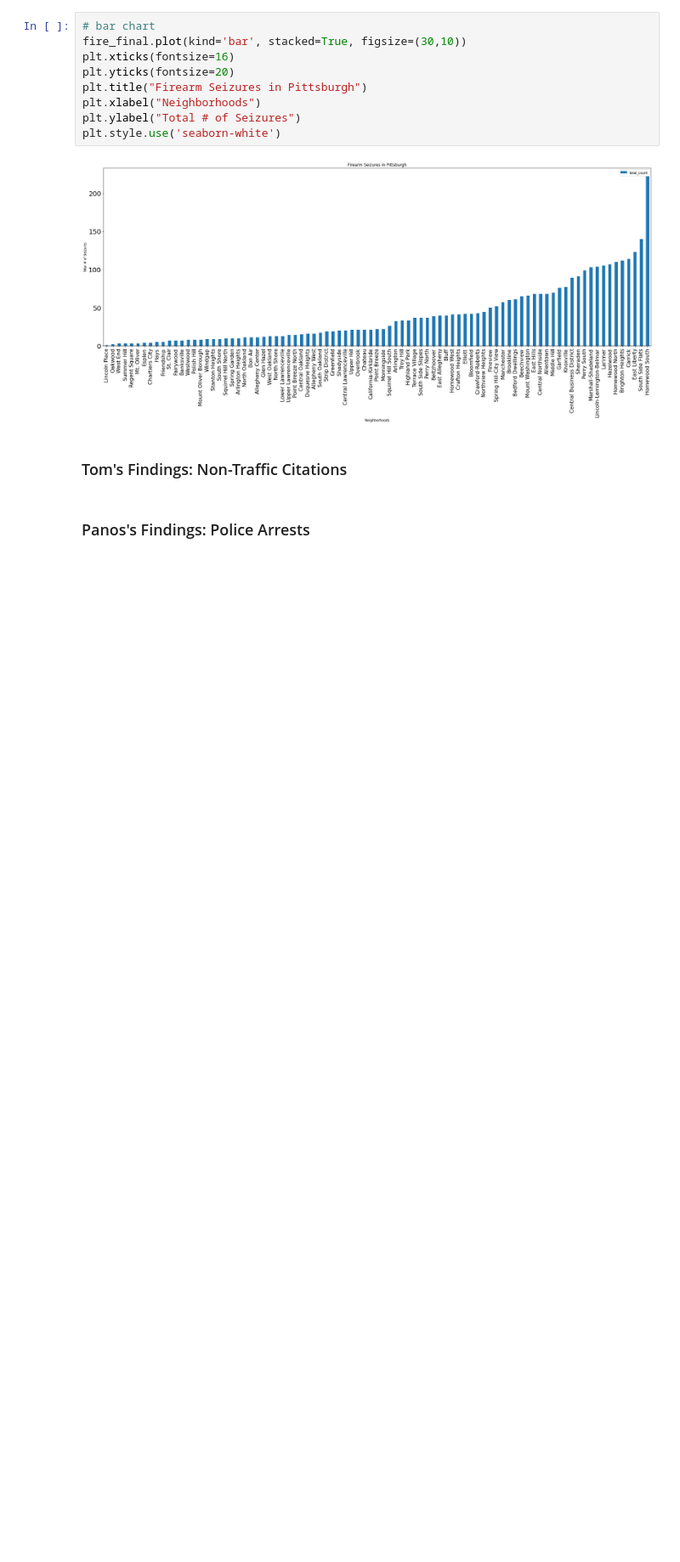
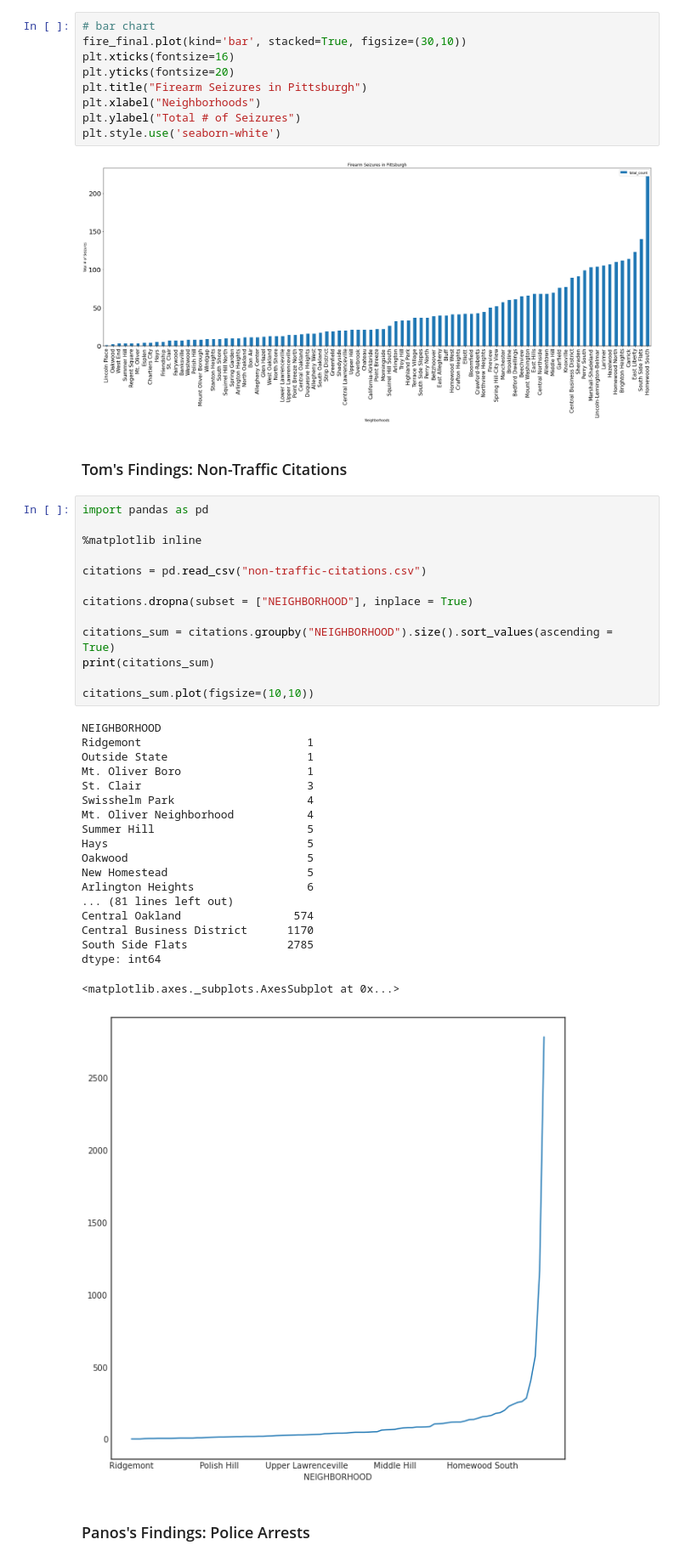
Before and after one commit to alexisgiobbi/bigideas-final, a Jupyter notebook: group-notebook.ipynb, the cells around one changed output. Shown: that part at 85% size. Drawn from its saved outputs; the diff is of its cells as text; blank space fills up the shorter version.

Commit message:
Add tom's changes to group notebook

```diff
--- a/group-notebook.ipynb
+++ b/group-notebook.ipynb
@@ -70,6 +70,39 @@ plt.style.use('seaborn-white')
 [figure]
 # %% [markdown]
 ### Tom's Findings: Non-Traffic Citations
+# %%
+import pandas as pd
+
+%matplotlib inline
+
+citations = pd.read_csv("non-traffic-citations.csv")
+
+citations.dropna(subset = ["NEIGHBORHOOD"], inplace = True)
+
+citations_sum = citations.groupby("NEIGHBORHOOD").size().sort_values(ascending = True)
+print(citations_sum)
+
+citations_sum.plot(figsize=(10,10))
+# %% [output]
+NEIGHBORHOOD
+Ridgemont                         1
+Outside State                     1
+Mt. Oliver Boro                   1
+St. Clair                         3
+Swisshelm Park                    4
+Mt. Oliver Neighborhood           4
+Summer Hill                       5
+Hays                              5
+Oakwood                           5
+New Homestead                     5
+Arlington Heights                 6
+... (81 lines left out)
+Central Oakland                 574
+Central Business District      1170
+South Side Flats               2785
+dtype: int64
+<matplotlib.axes._subplots.AxesSubplot at 0x...>
+[figure, added]
 # %% [markdown]
 ### Panos's Findings: Police Arrests
 # %%
```
Also changed, not shown: parts of 1 cell of this notebook.
